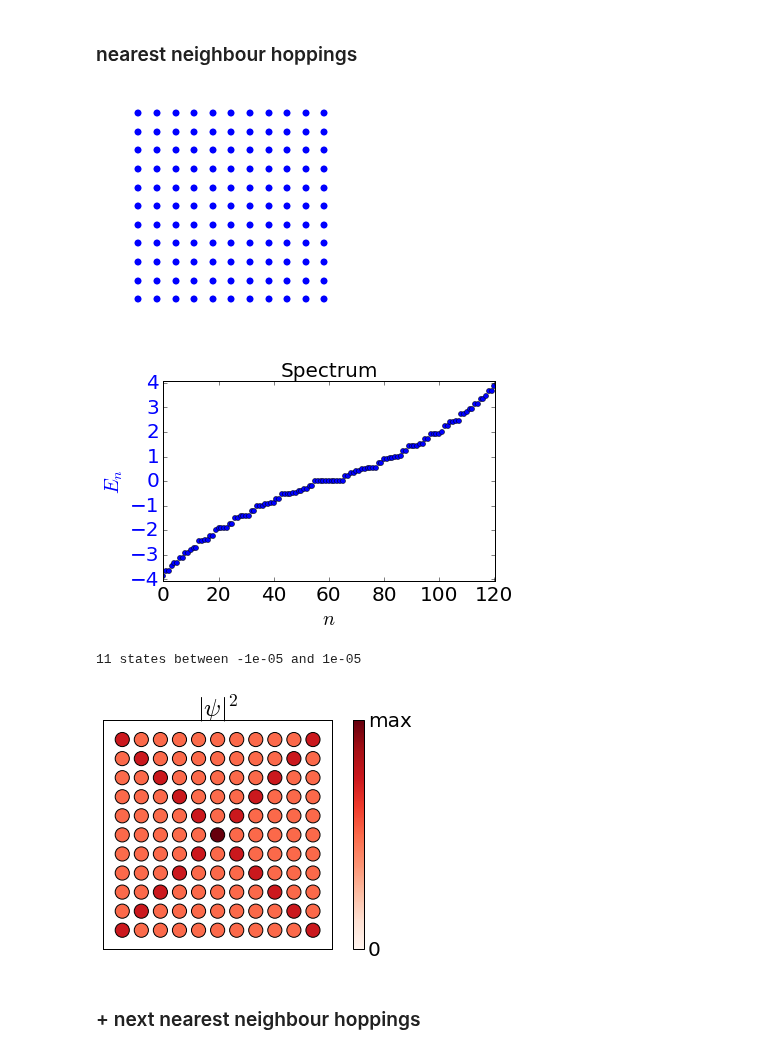
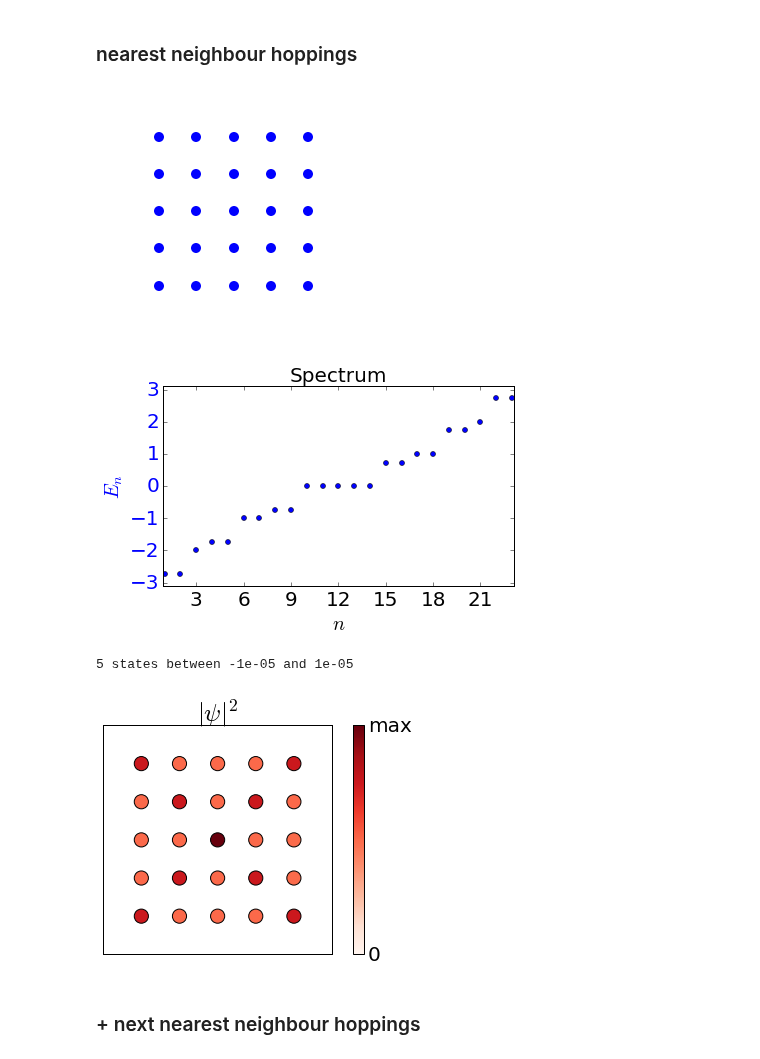
Before and after one commit to cpoli/tbee, a Jupyter notebook: TB/examples_system.ipynb, the cells around one changed output. Saved outputs shown, nothing was run; the diff lists cells and outputs as text; code cells hidden in the pictures.

```diff
--- a/TB/examples_system.ipynb
+++ b/TB/examples_system.ipynb
@@ -126,24 +206,24 @@ lat = lattice(unit_cell=unit_cell, prim_vec=prim_vec)
 sys = system(lat=lat)
 plt = plot(sys=sys)
 # %%
-lat.get_lattice(n1=11, n2=11)
-plt.lattice(ms=7);
+lat.get_lattice(n1=5, n2=5)
+plt.lattice(ms=10);
 # %% [output]
-[figure, old version]
+[figure, new version]
 # %%
 sys.set_hopping([{'n': 1, 't': 1.}])
 # %%
 sys.get_ham()
 sys.get_eig(eigenvec=True)
-plt.spectrum(ms=5);
+plt.spectrum(ms=5, lims=[-3, 3]);
 # %% [output]
-[figure, old version]
+[figure, new version]
 # %%
-flat_band = sys.get_intensity_en(lims=[-1e-5, 1e-5])
-plt.intensity_disk(flat_band, s=200);
+zero_modes = sys.get_intensity_en(lims=[-1e-5, 1e-5])
+plt.intensity_disk(zero_modes, s=200);
 # %% [output]
-11 states between -1e-05 and 1e-05
+5 states between -1e-05 and 1e-05
-[figure, old version]
+[figure, new version]
 # %% [markdown]
 ### + next nearest neighbour hoppings
 # %%
```
Also changed, not shown: parts of 44 cells of this notebook, 11 other files.
